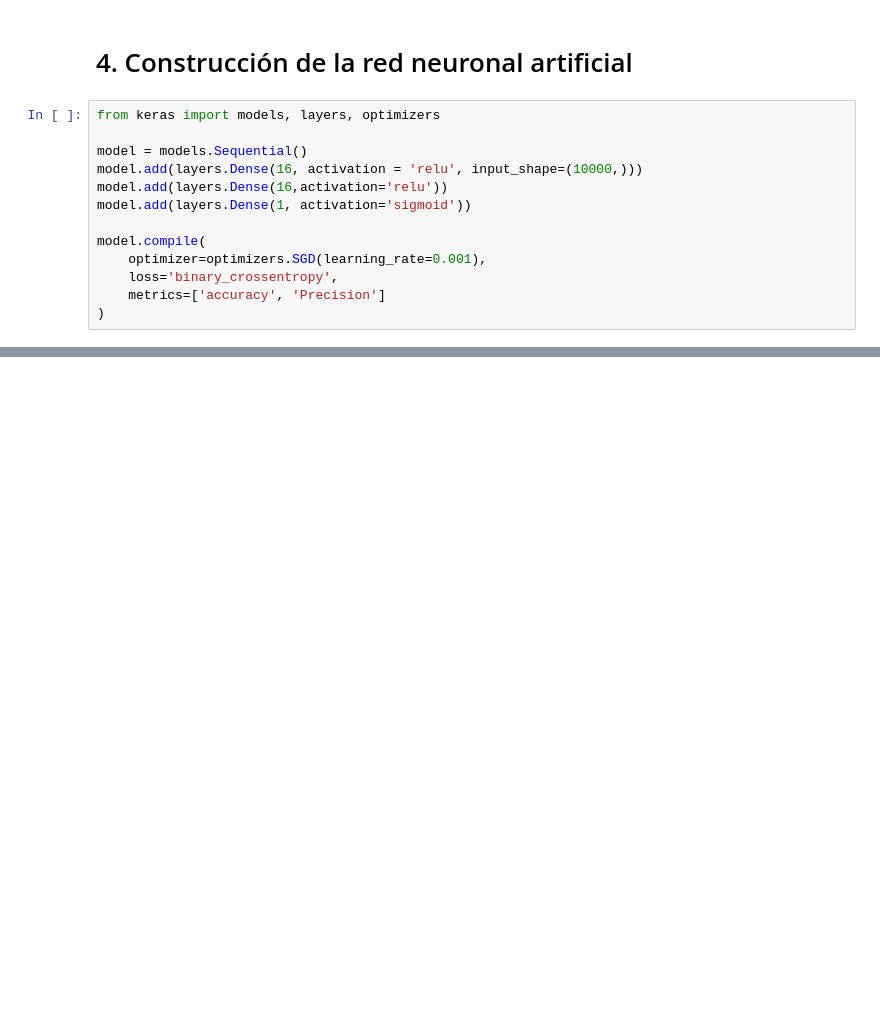
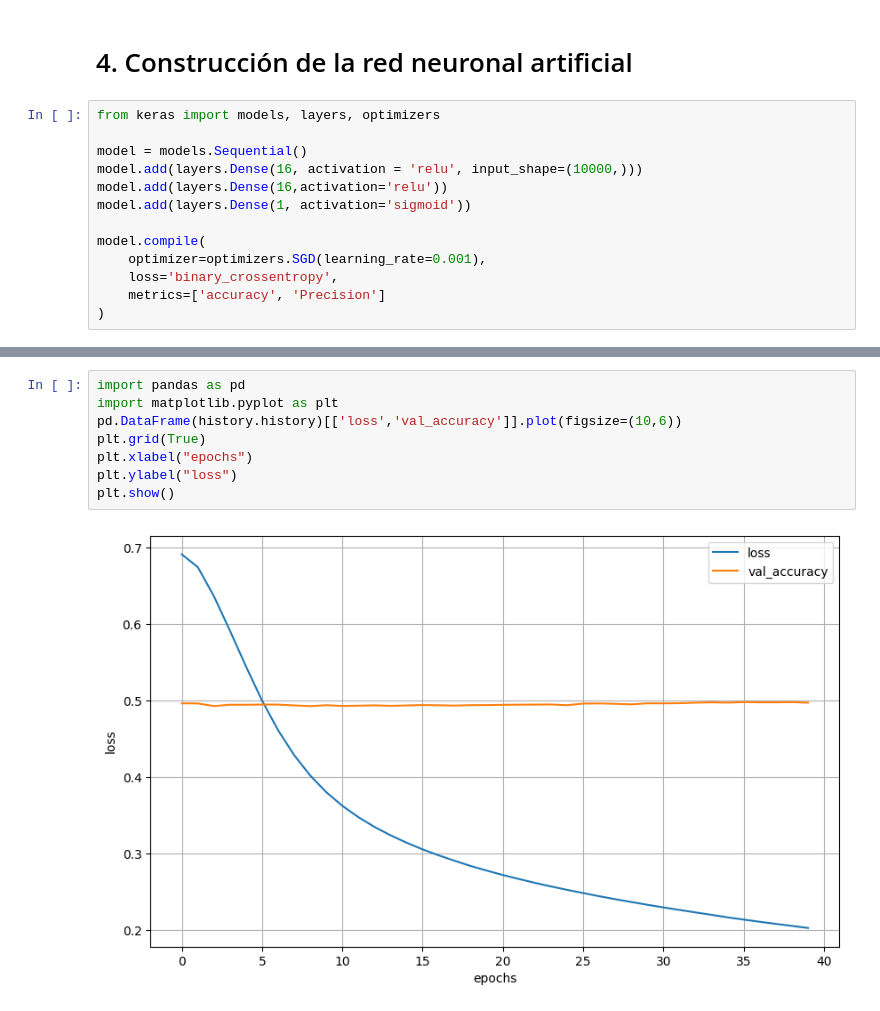
Before and after one commit to francoCarMar/Classification-of-feelings, a Jupyter notebook: notebook.ipynb, the cells around one changed output, grey strips where cells are left out. Cells and saved outputs as stored; diff of their text form; blank space fills up the shorter version.

Commit message:
Add: loss vs accuracy graph

```diff
--- a/notebook.ipynb
+++ b/notebook.ipynb
@@ -121,0 +122,10 @@ Epoch 34/40
+# %%
+import pandas as pd
+import matplotlib.pyplot as plt
+pd.DataFrame(history.history)[['loss','val_accuracy']].plot(figsize=(10,6))
+plt.grid(True)
+plt.xlabel("epochs")
+plt.ylabel("loss")
+plt.show()
+# %% [output]
+[figure, added]
```
Also changed, not shown: parts of 1 cell of this notebook.
